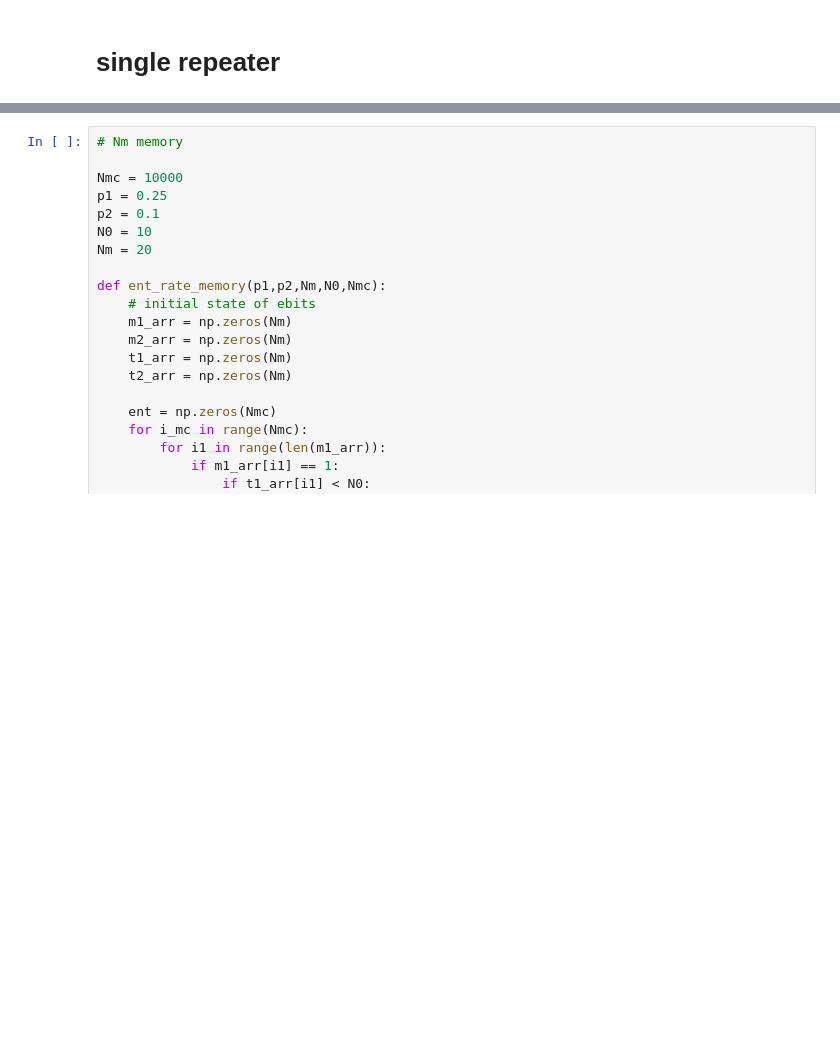
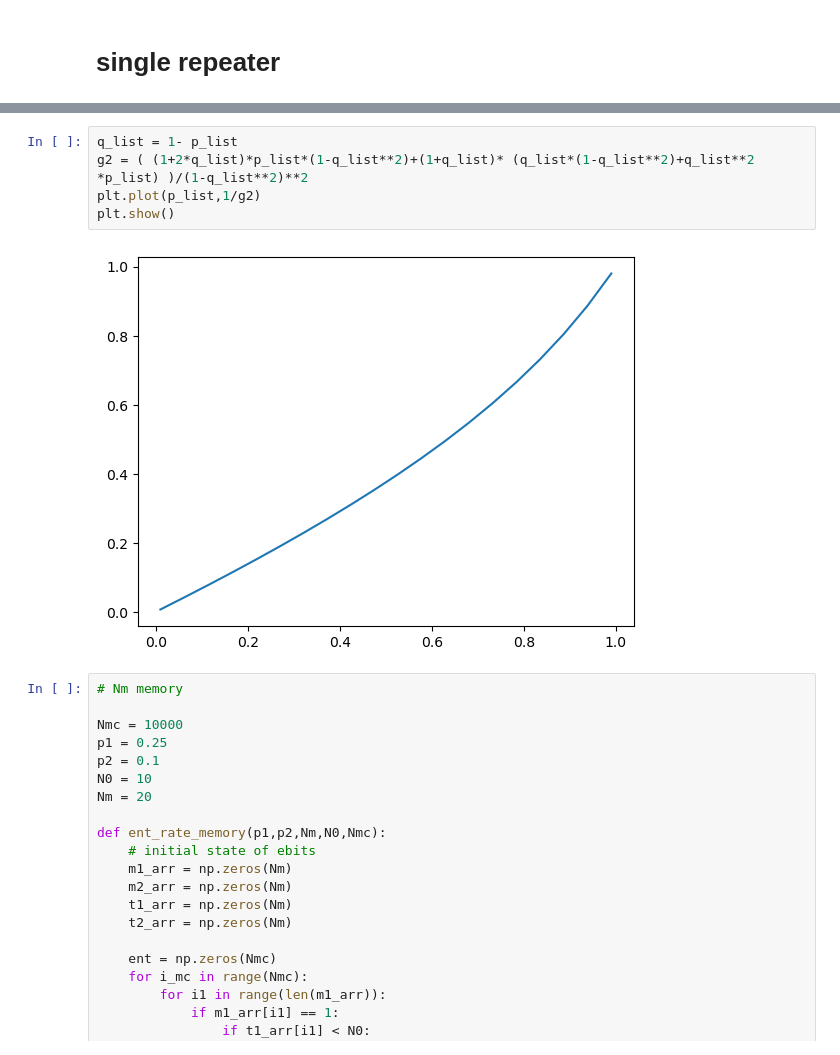
Before and after one commit to hassan-shap/QNUM, a Jupyter notebook: real-time-simulation.ipynb, the cells around one changed output, grey strips where cells are left out. Drawn from its saved outputs; the diff is of its cells as text; blank space fills up the shorter version.

```diff
--- a/real-time-simulation.ipynb
+++ b/real-time-simulation.ipynb
@@ -83,3 +85,10 @@ plt.show()
+# %%
+q_list = 1- p_list
+g2 = ( (1+2*q_list)*p_list*(1-q_list**2)+(1+q_list)* (q_list*(1-q_list**2)+q_list**2 *p_list) )/(1-q_list**2)**2
+plt.plot(p_list,1/g2)
+plt.show()
+# %% [output]
+[figure, added]
 # %%
 # Nm memory
 
```
Also changed, not shown: parts of 2 cells of this notebook, 7 other files.
